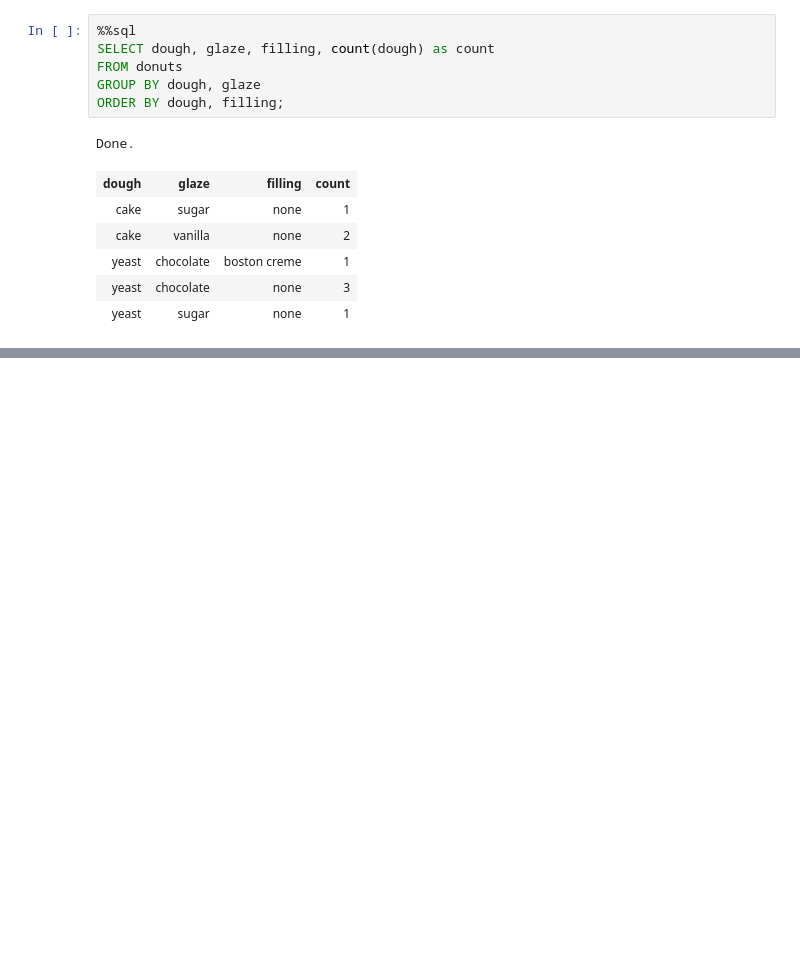
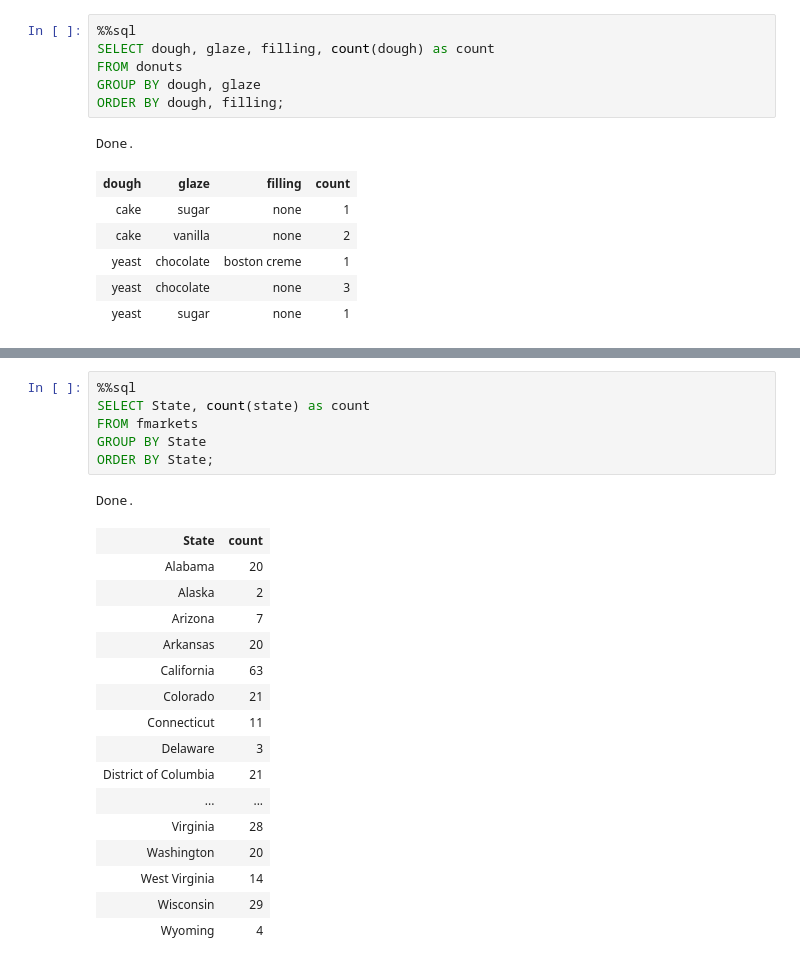
Before and after one commit to unmrds/cc-database-basics, a Jupyter notebook: 02_SQLite_demo.ipynb, the cells around one changed output, grey strips where cells are left out. Drawn from its saved outputs; the diff is of its cells as text; blank space fills up the shorter version.

Commit message:
demo pretty much done

```diff
--- a/02_SQLite_demo.ipynb
+++ b/02_SQLite_demo.ipynb
@@ -448,0 +1533,24 @@ Done.
+# %%
+%%sql
+SELECT State, count(state) as count
+FROM fmarkets
+GROUP BY State
+ORDER BY State;
+# %% [output]
+Done.
+| State | count |
+| Alabama | 20 |
+| Alaska | 2 |
+| Arizona | 7 |
+| Arkansas | 20 |
+| California | 63 |
+| Colorado | 21 |
+| Connecticut | 11 |
+| Delaware | 3 |
+| District of Columbia | 21 |
+| ... | ... |
+| Virginia | 28 |
+| Washington | 20 |
+| West Virginia | 14 |
+| Wisconsin | 29 |
+| Wyoming | 4 |
```
Also changed, not shown: parts of 14 cells of this notebook.
